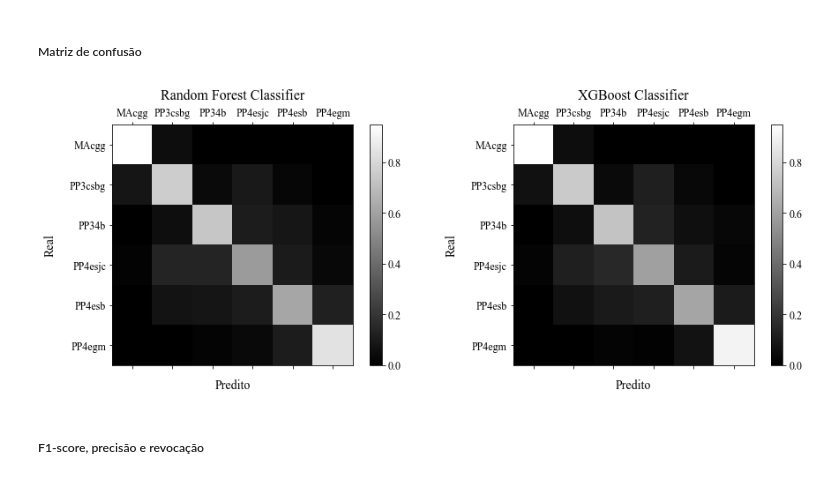
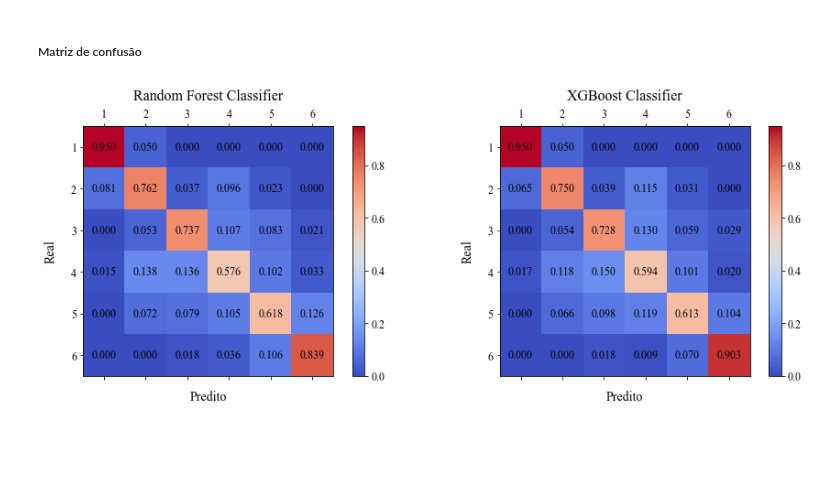
Before and after one commit to fnaghetini/Mapa-Preditivo, a Jupyter notebook: notebook2.ipynb, the cells around one changed output. Drawn from its saved outputs; the diff is of its cells as text; code cells hidden in the pictures; blank space fills up the shorter version.

```diff
--- a/notebook2.ipynb
+++ b/notebook2.ipynb
@@ -904,34 +907,39 @@ plotPrediction(ŷ_xgb, model = 'XGBoost');
 # %%
 # criação das matrizes de confusão
 conf_mx_rf = confusion_matrix(y_test, ŷ_rf, normalize = 'true')             # random forest
 conf_mx_xgb = confusion_matrix(y_test, ŷ_xgb, normalize = 'true')           # xgboost
 
 # layout dos plots
 fig, (ax1, ax2) = plt.subplots(nrows = 1, ncols = 2, figsize = (13, 5))
 
 # parâmetros dos gráficos
-labels = ['MAcgg', 'PP3csbg', 'PP34b', 'PP4esjc', 'PP4esb', 'PP4egm']
+labels = [i for i in range(1, 7)]
 
 # plot matriz de confusão - random forest
-cm1 = ax1.matshow(conf_mx_rf, cmap = 'gray');
+cm1 = ax1.matshow(conf_mx_rf, cmap = 'coolwarm');
 fig.colorbar(cm1, ax = ax1)
 ax1.set_title('Random Forest Classifier', size = fs_title, pad = pad)
 ax1.set_xlabel('Predito', size = 14, labelpad = pad)
 ax1.set_xticklabels([''] + labels)
 ax1.set_ylabel('Real', size = 14, labelpad = pad)
 ax1.set_yticklabels([''] + labels)
 
+for (i, j), z in np.ndenumerate(conf_mx_rf):
+    ax1.text(j, i, '{:0.3f}'.format(z), ha = 'center', va = 'center')
+
 # plot matriz de confusão - xgboost
-cm2 = ax2.matshow(conf_mx_xgb, cmap = 'gray');
+cm2 = ax2.matshow(conf_mx_xgb, cmap = 'coolwarm');
 fig.colorbar(cm2, ax = ax2)
 ax2.set_title('XGBoost Classifier', size = fs_title, pad = pad)
 ax2.set_xlabel('Predito', size = 14, labelpad = pad)
 ax2.set_xticklabels([''] + labels)
 ax2.set_ylabel('Real', size = 14, labelpad = pad)
 ax2.set_yticklabels([''] + labels)
 
+for (i, j), z in np.ndenumerate(conf_mx_xgb):
+    ax2.text(j, i, '{:0.3f}'.format(z), ha = 'center', va = 'center')
+
+
 plt.tight_layout();
 # %% [output]
-[figure, old version]
+[figure, new version]
-# %% [markdown]
-##### F1-score, precisão e revocação
```
Also changed, not shown: parts of 4 cells of this notebook.
